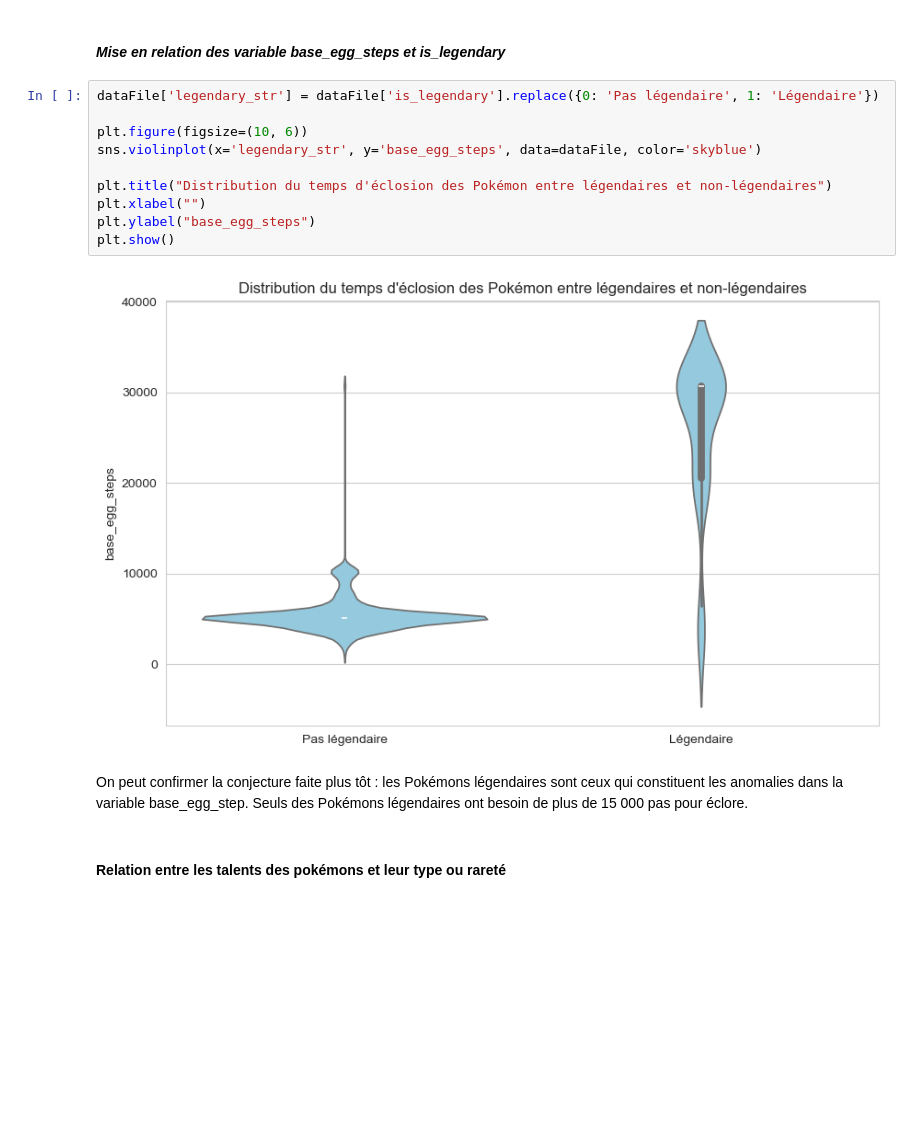
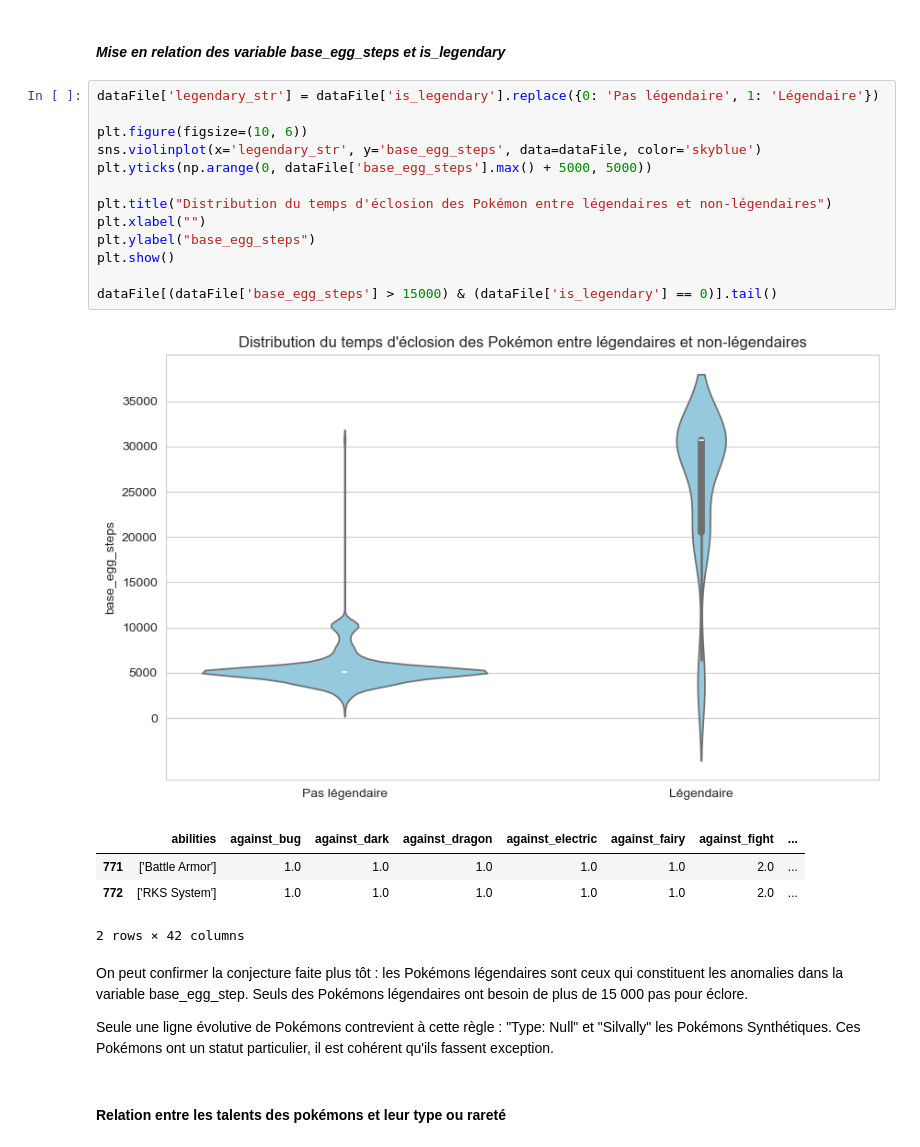
Before and after one commit to Wallblue/pokemons-stats, a Jupyter notebook: pokemon-stats.ipynb, the cells around one changed output. Drawn from its saved outputs; the diff is of its cells as text; blank space fills up the shorter version.

```diff
--- a/pokemon-stats.ipynb
+++ b/pokemon-stats.ipynb
@@ -218,17 +221,26 @@ Name: hp, dtype: float64
 # %%
 dataFile['legendary_str'] = dataFile['is_legendary'].replace({0: 'Pas légendaire', 1: 'Légendaire'})
 
 plt.figure(figsize=(10, 6))
 sns.violinplot(x='legendary_str', y='base_egg_steps', data=dataFile, color='skyblue')
+plt.yticks(np.arange(0, dataFile['base_egg_steps'].max() + 5000, 5000))
 
 plt.title("Distribution du temps d'éclosion des Pokémon entre légendaires et non-légendaires")
 plt.xlabel("")
 plt.ylabel("base_egg_steps")
 plt.show()
+
+dataFile[(dataFile['base_egg_steps'] > 15000) & (dataFile['is_legendary'] == 0)].tail()
 # %% [output]
-[figure, old version]
+[figure, new version]
+|  | abilities | against_bug | against_dark | against_dragon | against_electric | against_fairy | against_fight | ... |
+| 771 | ['Battle Armor'] | 1.0 | 1.0 | 1.0 | 1.0 | 1.0 | 2.0 | ... |
+| 772 | ['RKS System'] | 1.0 | 1.0 | 1.0 | 1.0 | 1.0 | 2.0 | ... |
+2 rows × 42 columns
 # %% [markdown]
 On peut confirmer la conjecture faite plus tôt : les Pokémons légendaires sont ceux qui constituent les anomalies dans la variable base_egg_step. Seuls des Pokémons légendaires ont besoin de plus de 15 000 pas pour éclore.
+
+Seule une ligne évolutive de Pokémons contrevient à cette règle : "Type: Null" et "Silvally" les Pokémons Synthétiques. Ces Pokémons ont un statut particulier, il est cohérent qu'ils fassent exception.
 # %% [markdown]
 #### Relation entre les talents des pokémons et leur type ou rareté
 # %% [markdown]
```
Also changed, not shown: parts of 4 cells of this notebook.
